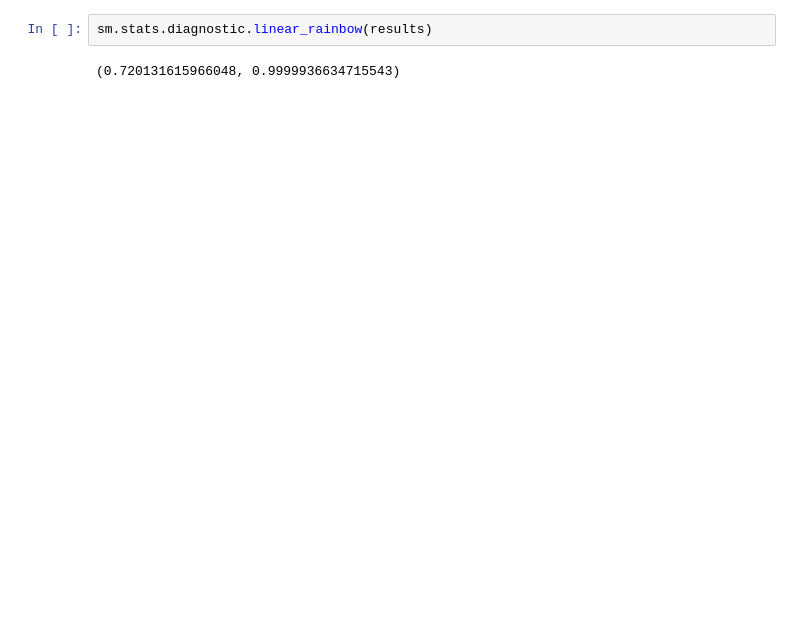
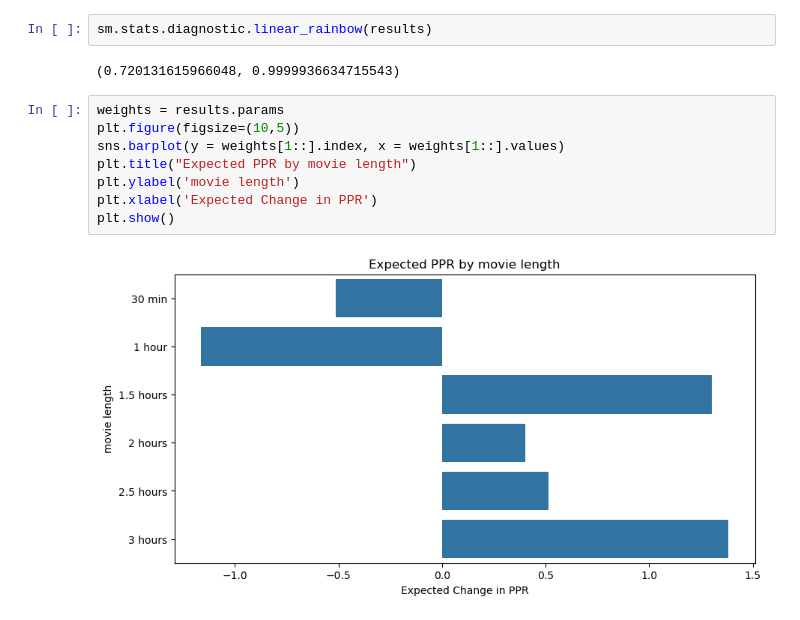
Before and after one commit to Keys2610/dsc-phase-2-project-v3, a Jupyter notebook: Sakeah WS.ipynb, the cells around one changed output. Saved outputs shown, nothing was run; the diff lists cells and outputs as text; blank space fills up the shorter version.

```diff
--- a/Sakeah WS.ipynb
+++ b/Sakeah WS.ipynb
@@ -272,3 +269,13 @@ sm.stats.diagnostic.het_goldfeldquandt(y, X, drop=0.2)
 sm.stats.diagnostic.linear_rainbow(results)
 # %% [output]
 (0.720131615966048, 0.9999936634715543)
+# %%
+weights = results.params
+plt.figure(figsize=(10,5))
+sns.barplot(y = weights[1::].index, x = weights[1::].values)
+plt.title("Expected PPR by movie length")
+plt.ylabel('movie length')
+plt.xlabel('Expected Change in PPR')
+plt.show()
+# %% [output]
+[figure, added]
```
Also changed, not shown: parts of 13 cells of this notebook.
